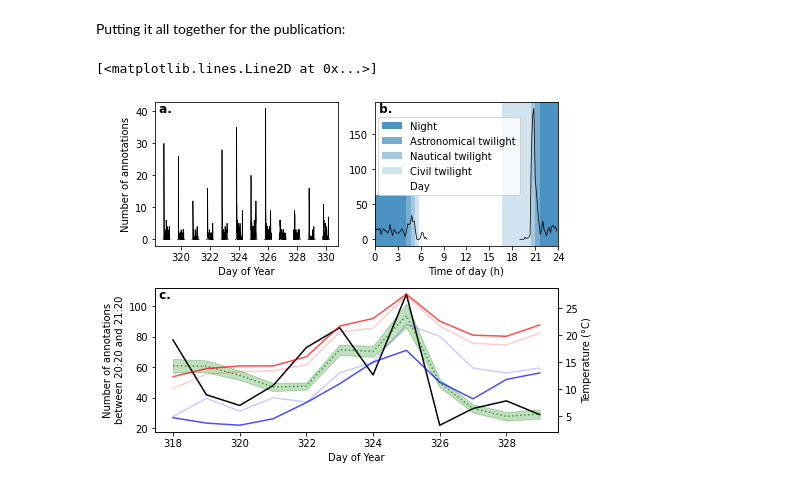
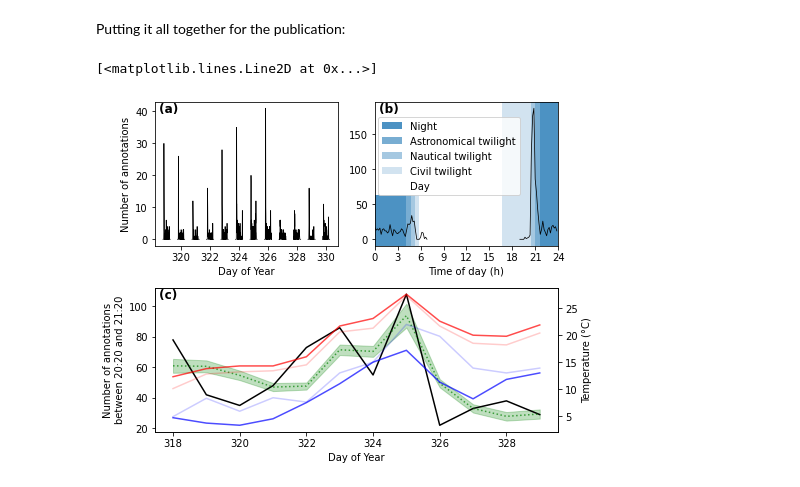
Before and after one commit to J-Wall/camfi, a Jupyter notebook: examples/activity_analysis.ipynb, the cells around one changed output. Drawn from its saved outputs; the diff is of its cells as text; code cells hidden in the pictures.

Commit message:
Better figure formatting

```diff
--- a/examples/activity_analysis.ipynb
+++ b/examples/activity_analysis.ipynb
@@ -763,7 +763,7 @@ ax1 = fig.add_subplot(
     xlabel="Day of Year",
     ylabel="Number of annotations",
 )
-ax1.set_title(" a.", fontdict={"fontweight": "bold"}, loc="left", y=title_y)
+ax1.set_title(" (a)", fontdict={"fontweight": "bold"}, loc="left", y=title_y)
 ax1.plot(b_midpoints, n_annotations_per10min, c="k", lw=0.75)
 ax1.xaxis.set_major_locator(MaxNLocator(integer=True))
 
@@ -841,7 +841,7 @@ ax2.axvspan(
 )
 
 ax2.legend(loc=b_legend_loc)
-ax2.set_title(" b.", fontdict={"fontweight": "bold"}, loc="left", y=title_y, zorder=10)
+ax2.set_title(" (b)", fontdict={"fontweight": "bold"}, loc="left", y=title_y, zorder=10)
 ax2.xaxis.set_major_locator(MaxNLocator(integer=True))
 
 ax3 = fig.add_subplot(
@@ -849,7 +849,7 @@ ax3 = fig.add_subplot(
     xlabel="Day of Year",
     ylabel="Number of annotations\nbetween 20:20 and 21:20",
 )
-ax3.set_title(" c.", fontdict={"fontweight": "bold"}, loc="left", y=title_y)
+ax3.set_title(" (c)", fontdict={"fontweight": "bold"}, loc="left", y=title_y)
 ax3.plot(
     maelstrom_weather["dayofyear"],
     maelstrom_weather["n_annotations"],
@@ -879,33 +879,33 @@ ax4.plot(
     c="b",
     alpha=0.7,
     label="Minimum temperature (C)",
 )
 ax4.plot(
     maelstrom_weather["dayofyear"],
     maelstrom_weather["temperature_9am_degC"],
     c="b",
     alpha=0.2,
     label="9am Temperature (C)",
 )
 
 ax3.fill_between(
     maelstrom_weather["dayofyear"],
     prediction.predicted_mean - prediction.se_mean,
     prediction.predicted_mean + prediction.se_mean,
     color="g",
     alpha=0.25,
     label="SE(Prediction)",
 )
 ax3.plot(
     maelstrom_weather["dayofyear"],
     prediction.predicted_mean,
     c="g",
     alpha=0.7,
     linestyle="dotted",
     label="Prediction",
 )
 # %% [output]
 [<matplotlib.lines.Line2D at 0x...>]
-[figure, old version]
+[figure, new version]
 # %%
 fig.savefig("activity_levels_figure.pdf", dpi=600.0, pad_inches=0.0)
```
Also changed, not shown: parts of 3 cells of this notebook, 8 other files.
